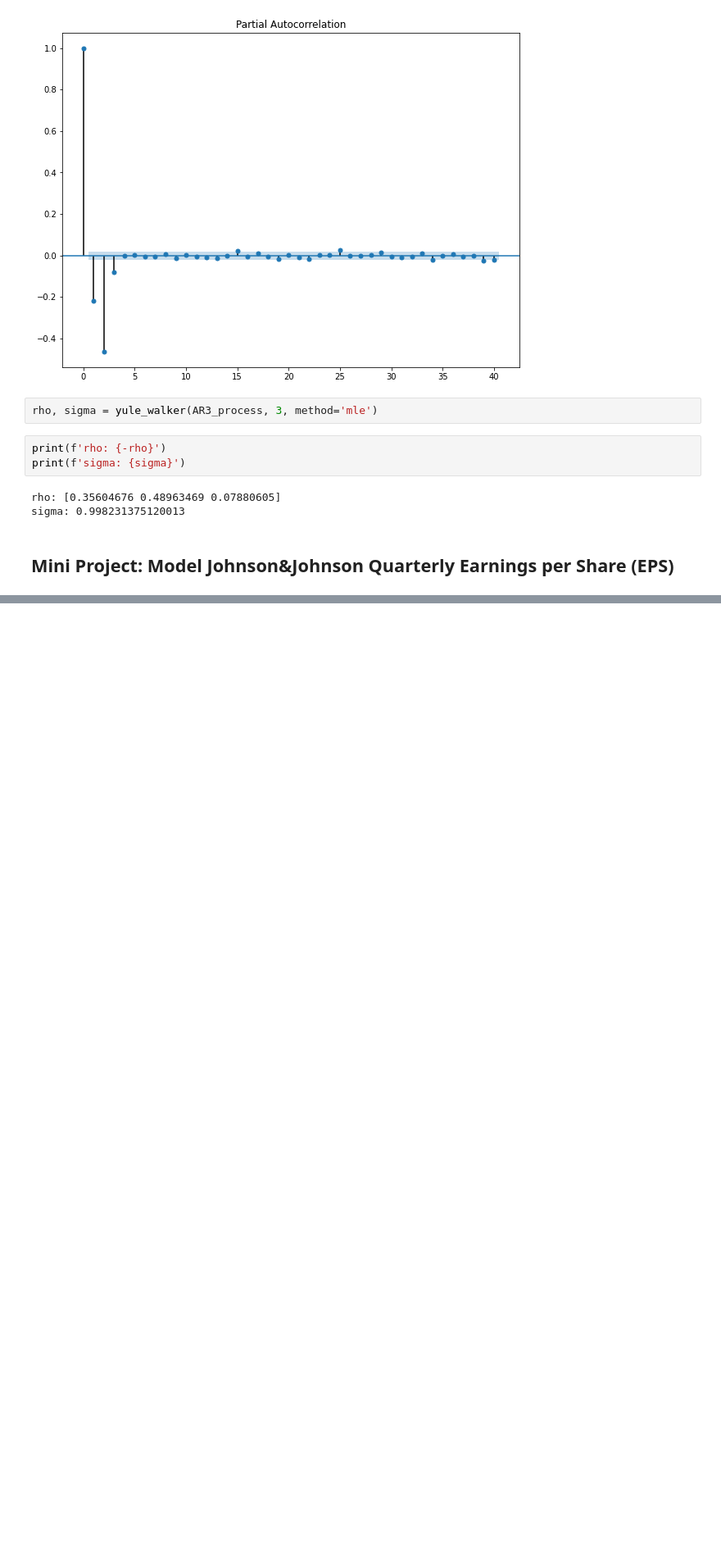
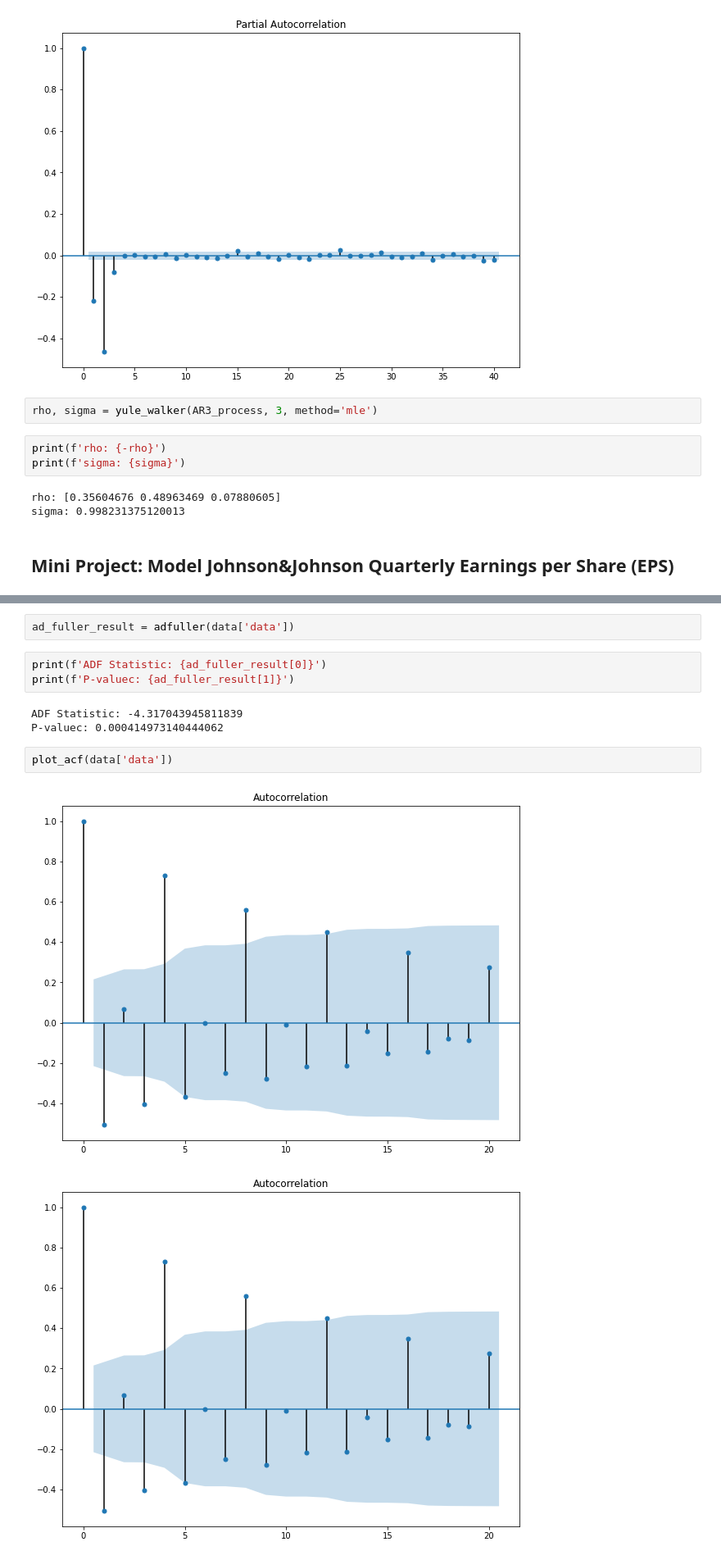
Before and after one commit to thiago2608santana/Analise_Series_Temporais, a Jupyter notebook: Autoregressive_Model.ipynb, the cells around one changed output, grey strips where cells are left out. Shown at 82% size. Saved outputs shown, nothing was run; the diff lists cells and outputs as text; blank space fills up the shorter version.

```diff
--- a/Autoregressive_Model.ipynb
+++ b/Autoregressive_Model.ipynb
@@ -84,0 +149,13 @@ sigma: 0.998231375120013
+# %%
+ad_fuller_result = adfuller(data['data'])
+# %%
+print(f'ADF Statistic: {ad_fuller_result[0]}')
+print(f'P-valuec: {ad_fuller_result[1]}')
+# %% [output]
+ADF Statistic: -4.317043945811839
+P-valuec: 0.000414973140444062
+# %%
+plot_acf(data['data'])
+# %% [output]
+[figure, added]
+[figure, added]
```
Also changed, not shown: parts of 12 cells of this notebook.
